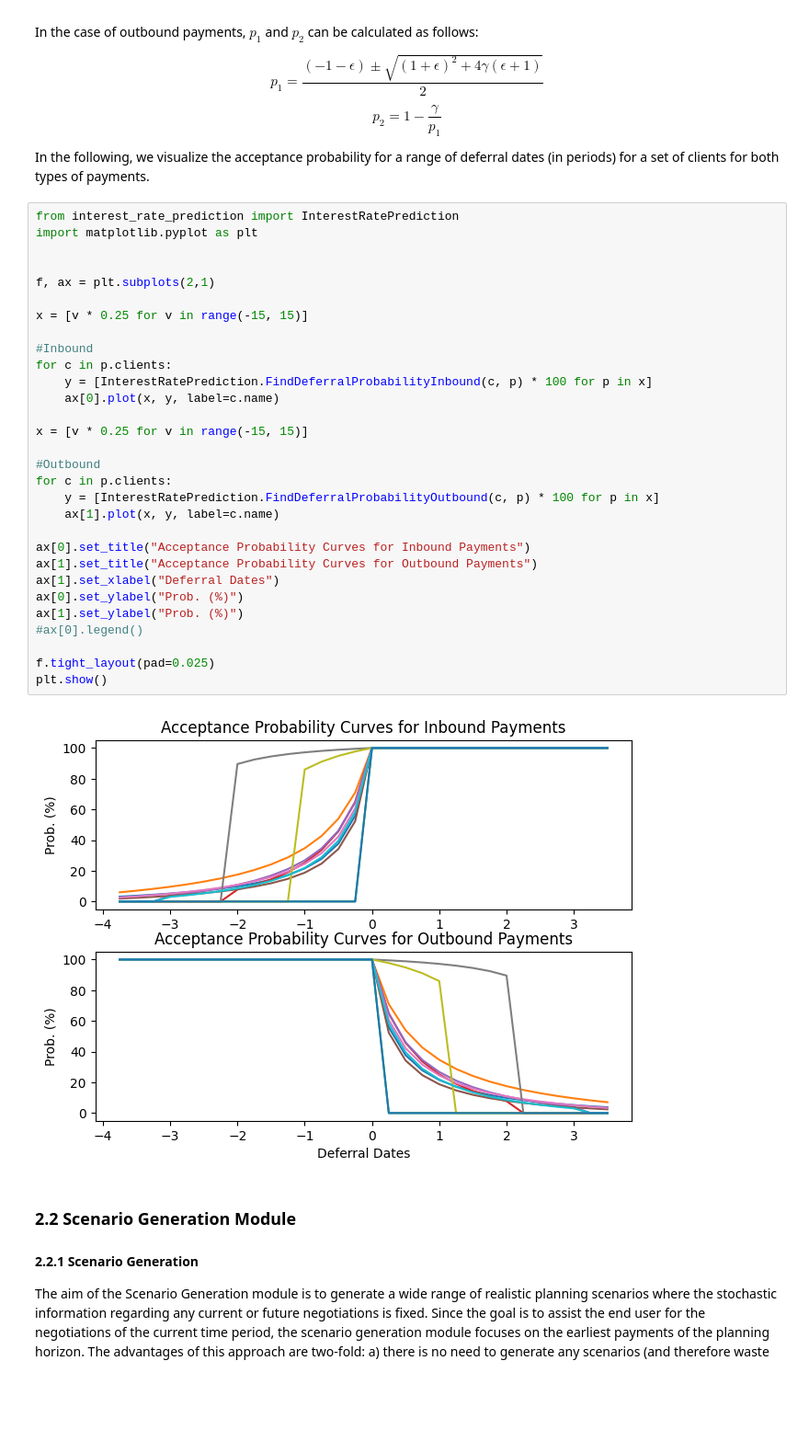
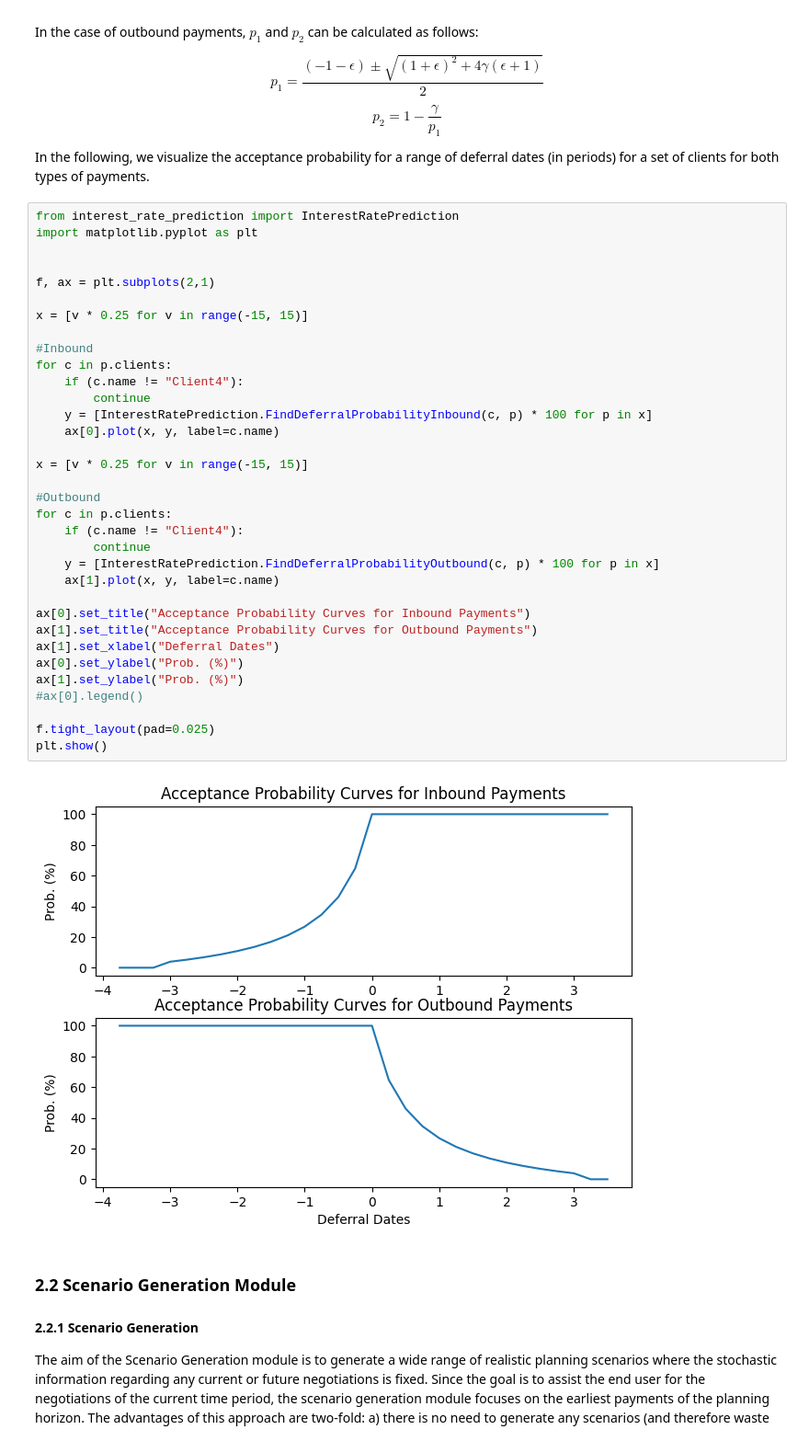
Before and after one commit to aiplan4eu/tsb-caos, a Jupyter notebook: case_study.ipynb, the cells around one changed output. Shown at 92% size. Cells and saved outputs as stored; diff of their text form; blank space fills up the shorter version.

```diff
--- a/case_study.ipynb
+++ b/case_study.ipynb
@@ -111,34 +111,38 @@ In the following, we visualize the acceptance probability for a range of deferra
 from interest_rate_prediction import InterestRatePrediction
 import matplotlib.pyplot as plt
 
 
 f, ax = plt.subplots(2,1)
 
 x = [v * 0.25 for v in range(-15, 15)]
 
 #Inbound
 for c in p.clients:
+    if (c.name != "Client4"):
+        continue
     y = [InterestRatePrediction.FindDeferralProbabilityInbound(c, p) * 100 for p in x]
     ax[0].plot(x, y, label=c.name)
 
 x = [v * 0.25 for v in range(-15, 15)]
 
 #Outbound
 for c in p.clients:
+    if (c.name != "Client4"):
+        continue
     y = [InterestRatePrediction.FindDeferralProbabilityOutbound(c, p) * 100 for p in x]
     ax[1].plot(x, y, label=c.name)
 
 ax[0].set_title("Acceptance Probability Curves for Inbound Payments")
 ax[1].set_title("Acceptance Probability Curves for Outbound Payments")
 ax[1].set_xlabel("Deferral Dates")
 ax[0].set_ylabel("Prob. (%)")
 ax[1].set_ylabel("Prob. (%)")
 #ax[0].legend()
 
 f.tight_layout(pad=0.025)
 plt.show()
 # %% [output]
-[figure, old version]
+[figure, new version]
 # %% [markdown]
 ### 2.2 Scenario Generation Module
 
```
Also changed, not shown: parts of 1 cell of this notebook, 7 other files.
